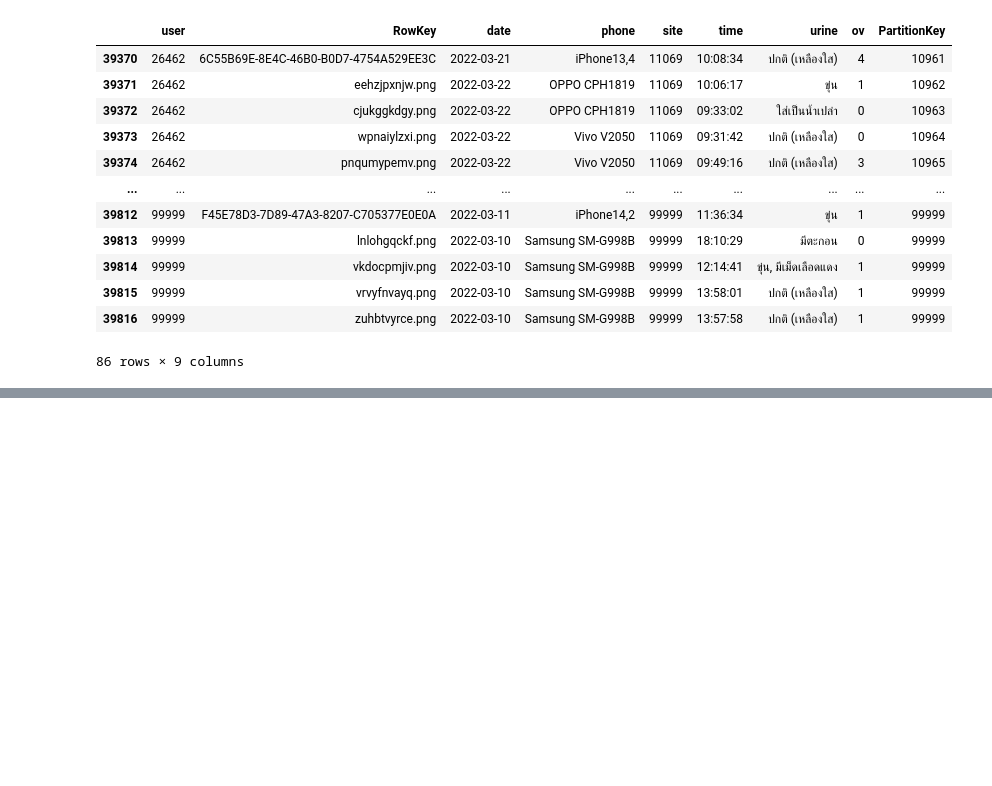
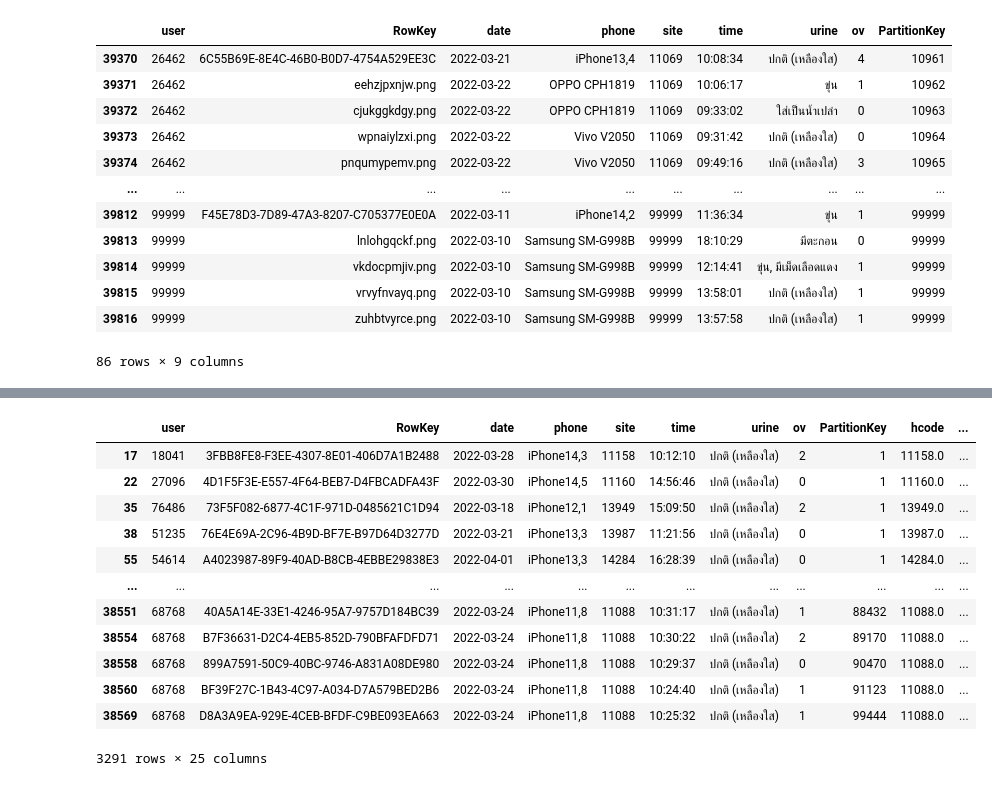
Before and after one commit to Octa-p/data_viz_2022, a Jupyter notebook: Final_Exam.ipynb, the cells around one changed output, grey strips where cells are left out. Cells and saved outputs as stored; diff of their text form; code cells hidden in the pictures; blank space fills up the shorter version.

```diff
--- a/Final_Exam.ipynb
+++ b/Final_Exam.ipynb
@@ -280,0 +434,25 @@ alldb_dp3
+# %%
+CF2=list()
+for each_row in alldp_hosdp1.iterrows():
+    if (9999 < each_row[1]['site'] < 100000):  #each_row คือ ตัวเลข
+        CF2.append(True)
+    else:
+        CF2.append(False)
+
+alldp_hosdp2 =  alldp_hosdp1[CF2]
+# %%
+alldp_hosdp2
+# %% [output]
+|  | user | RowKey | date | phone | site | time | urine | ov | PartitionKey | hcode | ... |
+| 17 | 18041 | 3FBB8FE8-F3EE-4307-8E01-406D7A1B2488 | 2022-03-28 | iPhone14,3 | 11158 | 10:12:10 | ปกติ (เหลืองใส) | 2 | 1 | 11158.0 | ... |
+| 22 | 27096 | 4D1F5F3E-E557-4F64-BEB7-D4FBCADFA43F | 2022-03-30 | iPhone14,5 | 11160 | 14:56:46 | ปกติ (เหลืองใส) | 0 | 1 | 11160.0 | ... |
+| 35 | 76486 | 73F5F082-6877-4C1F-971D-0485621C1D94 | 2022-03-18 | iPhone12,1 | 13949 | 15:09:50 | ปกติ (เหลืองใส) | 2 | 1 | 13949.0 | ... |
+| 38 | 51235 | 76E4E69A-2C96-4B9D-BF7E-B97D64D3277D | 2022-03-21 | iPhone13,3 | 13987 | 11:21:56 | ปกติ (เหลืองใส) | 0 | 1 | 13987.0 | ... |
+| 55 | 54614 | A4023987-89F9-40AD-B8CB-4EBBE29838E3 | 2022-04-01 | iPhone13,3 | 14284 | 16:28:39 | ปกติ (เหลืองใส) | 0 | 1 | 14284.0 | ... |
+| ... | ... | ... | ... | ... | ... | ... | ... | ... | ... | ... | ... |
+| 38551 | 68768 | 40A5A14E-33E1-4246-95A7-9757D184BC39 | 2022-03-24 | iPhone11,8 | 11088 | 10:31:17 | ปกติ (เหลืองใส) | 1 | 88432 | 11088.0 | ... |
+| 38554 | 68768 | B7F36631-D2C4-4EB5-852D-790BFAFDFD71 | 2022-03-24 | iPhone11,8 | 11088 | 10:30:22 | ปกติ (เหลืองใส) | 2 | 89170 | 11088.0 | ... |
+| 38558 | 68768 | 899A7591-50C9-40BC-9746-A831A08DE980 | 2022-03-24 | iPhone11,8 | 11088 | 10:29:37 | ปกติ (เหลืองใส) | 0 | 90470 | 11088.0 | ... |
+| 38560 | 68768 | BF39F27C-1B43-4C97-A034-D7A579BED2B6 | 2022-03-24 | iPhone11,8 | 11088 | 10:24:40 | ปกติ (เหลืองใส) | 1 | 91123 | 11088.0 | ... |
+| 38569 | 68768 | D8A3A9EA-929E-4CEB-BFDF-C9BE093EA663 | 2022-03-24 | iPhone11,8 | 11088 | 10:25:32 | ปกติ (เหลืองใส) | 1 | 99444 | 11088.0 | ... |
+3291 rows × 25 columns
```
Also changed, not shown: parts of 15 cells of this notebook.
